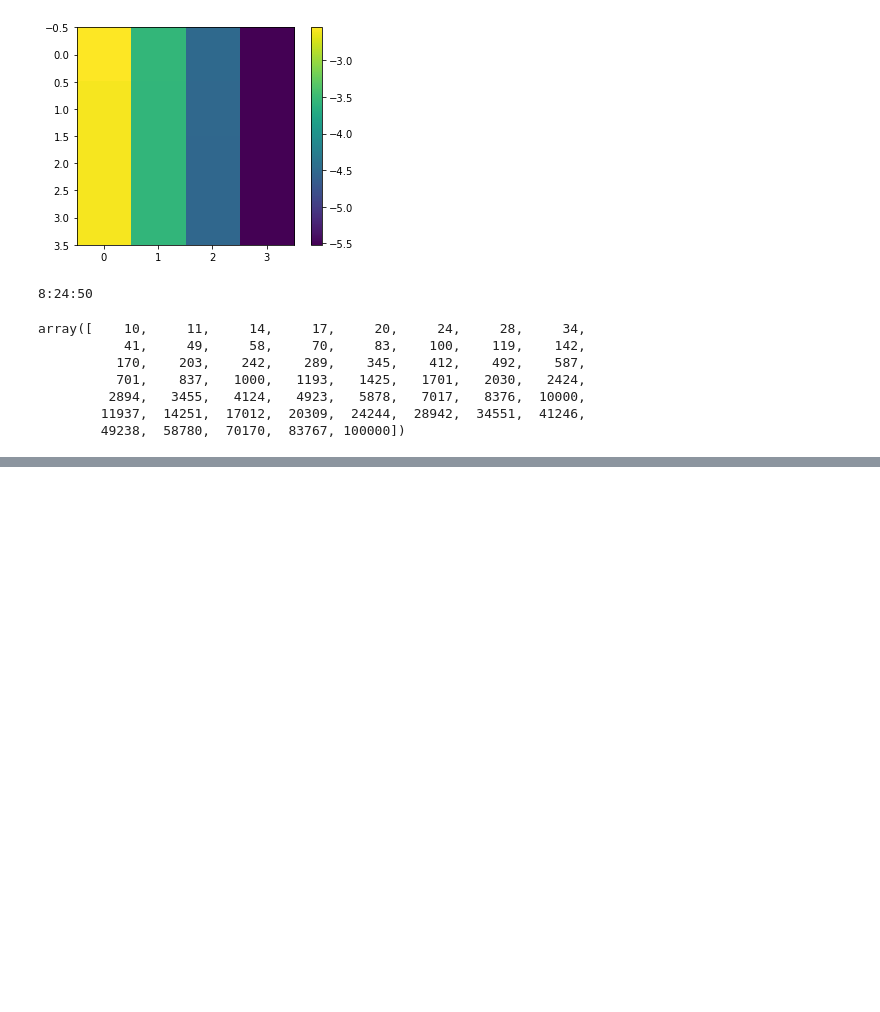
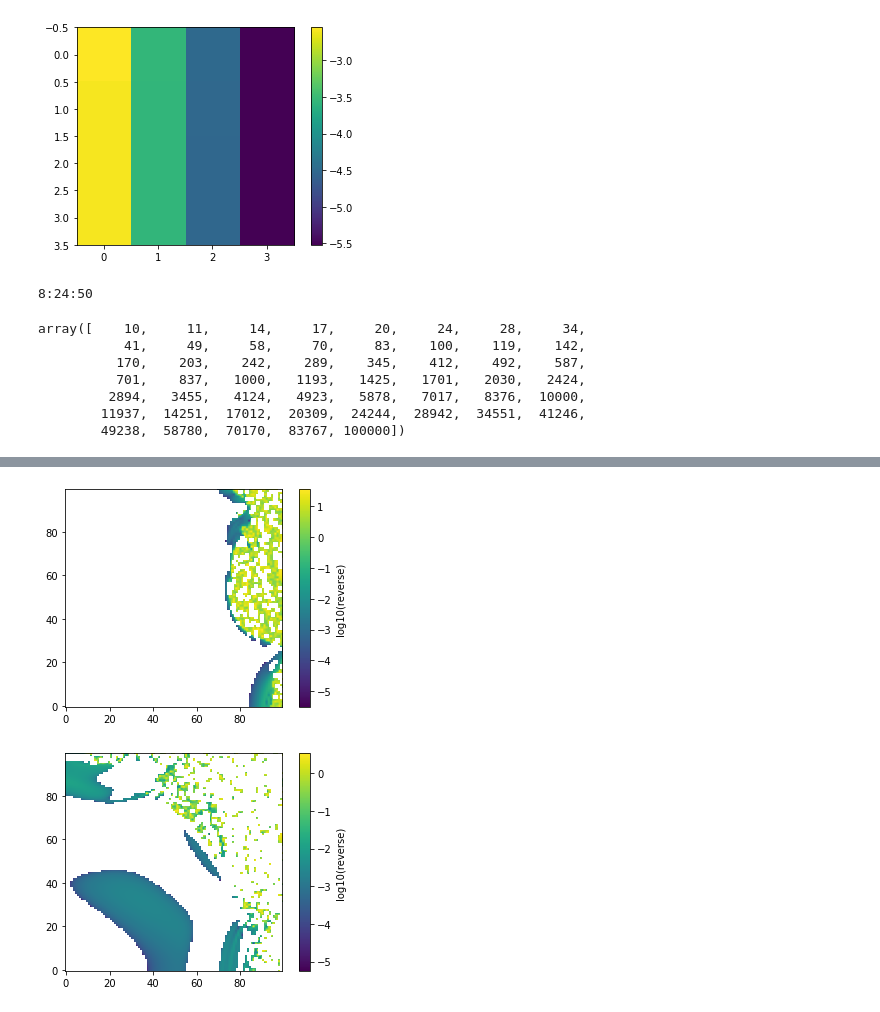
Before and after one commit to carlidel/lhc_dynamic_indicators, a Jupyter notebook: tests.ipynb, the cells around one changed output, grey strips where cells are left out. Saved outputs shown, nothing was run; the diff lists cells and outputs as text; code cells hidden in the pictures; blank space fills up the shorter version.

```diff
--- a/tests.ipynb
+++ b/tests.ipynb
@@ -147,0 +218,16 @@ array([    10,     11,     14,     17,     20,     24,     28,     34,
+# %%
+for t in [10, 100]:
+    with h5py.File("/home/HPC/camontan/lhc_dynamic_indicators/out/quick_test/log_displacement_b1_worst.h5", mode="r") as h5:
+        disp_x = h5[f"disp/x/log_disp/{t}"][:]
+        disp_px = h5[f"disp/px/log_disp/{t}"][:]
+        disp_y = h5[f"disp/y/log_disp/{t}"][:]
+        disp_py = h5[f"disp/py/log_disp/{t}"][:]
+        disp_zeta = h5[f"disp/zeta/log_disp/{t}"][:]
+        disp_delta = h5[f"disp/delta/log_disp/{t}"][:]
+
+    plt.figure()
+    plt.imshow(np.log10(disp_zeta/t).reshape(100, 100), origin="lower")
+    plt.colorbar(label="log10(reverse)")
+# %% [output]
+[figure, added]
+[figure, added]
```
Also changed, not shown: parts of 19 cells of this notebook, 8 other files.
